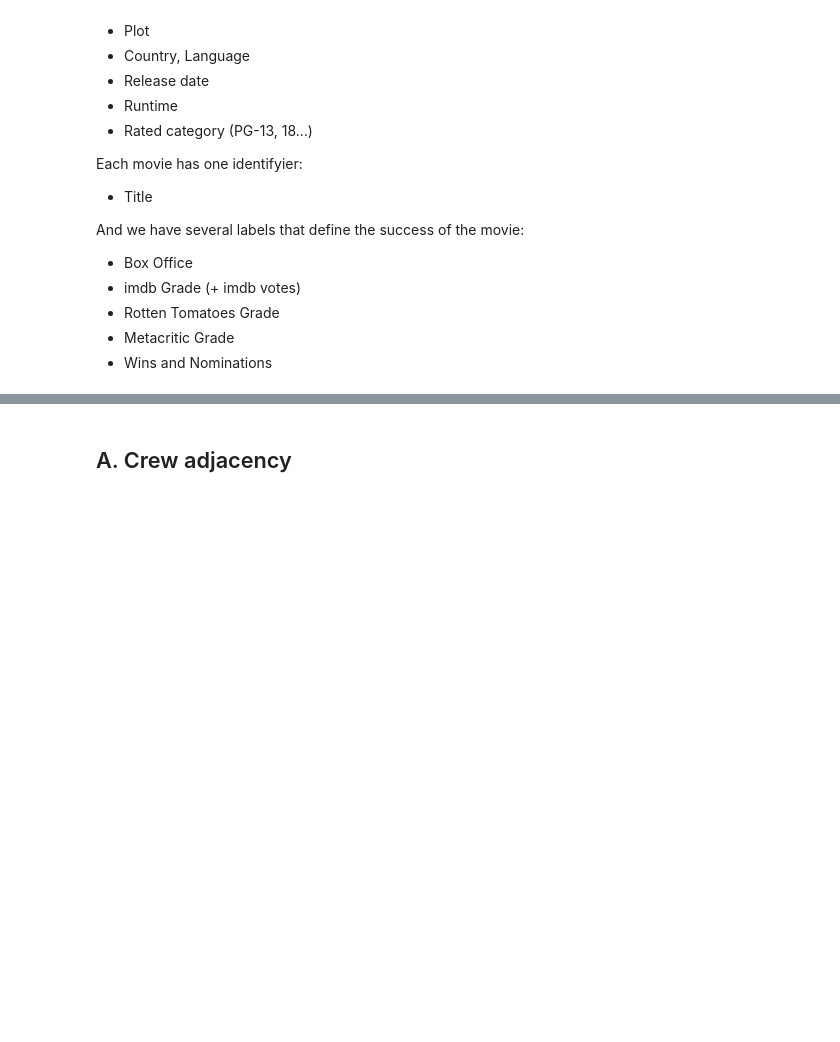
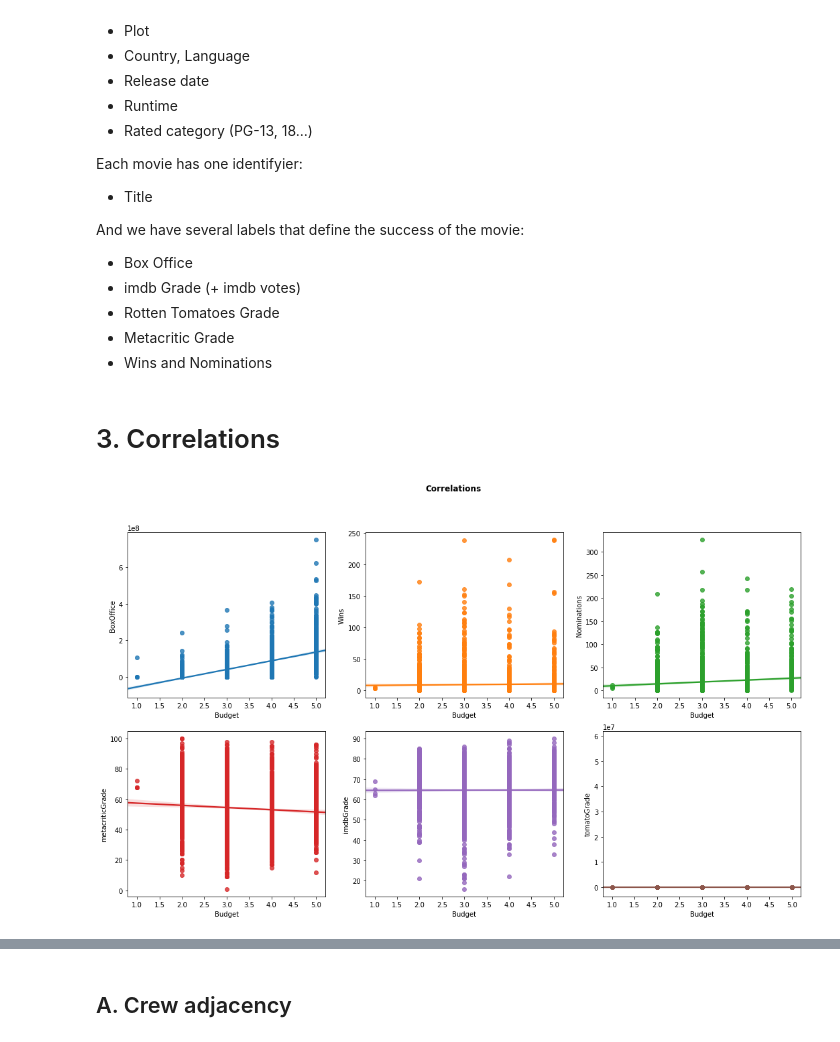
Before and after one commit to illorens/Project_NTDS, a Jupyter notebook: Analysis_graph.ipynb, the cells around one changed output, grey strips where cells are left out. Saved outputs shown, nothing was run; the diff lists cells and outputs as text; code cells hidden in the pictures; blank space fills up the shorter version.

```diff
--- a/Analysis_graph.ipynb
+++ b/Analysis_graph.ipynb
@@ -463,3 +463,24 @@ And we have several labels that define the success of the movie:
 - Rotten Tomatoes Grade
 - Metacritic Grade
 - Wins and Nominations
+# %% [markdown]
+# 3. Correlations
+# %%
+# Numerical features: Budget
+# Numerical labels: 'BoxOffice', 'metacriticGrade', 'imdbGrade', 'tomatoGrade', 'Wins', 'Nominations'
+# => 6 correlations to compute
+
+fig, (axs) = plt.subplots(2, 3, figsize=(18, 10))
+sns.regplot(x=final_df['Budget'], y=final_df['BoxOffice'], ax=axs[0,0])
+sns.regplot(x=final_df['Budget'], y=final_df['Wins'], ax=axs[0,1])
+sns.regplot(x=final_df['Budget'], y=final_df['Nominations'], ax=axs[0,2])
+sns.regplot(x=final_df['Budget'], y=final_df['metacriticGrade'], ax=axs[1,0])
+sns.regplot(x=final_df['Budget'], y=final_df['imdbGrade'], ax=axs[1,1])
+sns.regplot(x=final_df['Budget'], y=final_df['tomatoGrade'], ax=axs[1,2])
+
+fig.suptitle("""Correlations""", fontweight="bold")
+#plt.xlabel("Median revenue (€)")
+#plt.ylabel("Energy per 100g of product (kcal)")
+plt.show()
+# %% [output]
+[figure, added]
```
Also changed, not shown: parts of 39 cells of this notebook.
